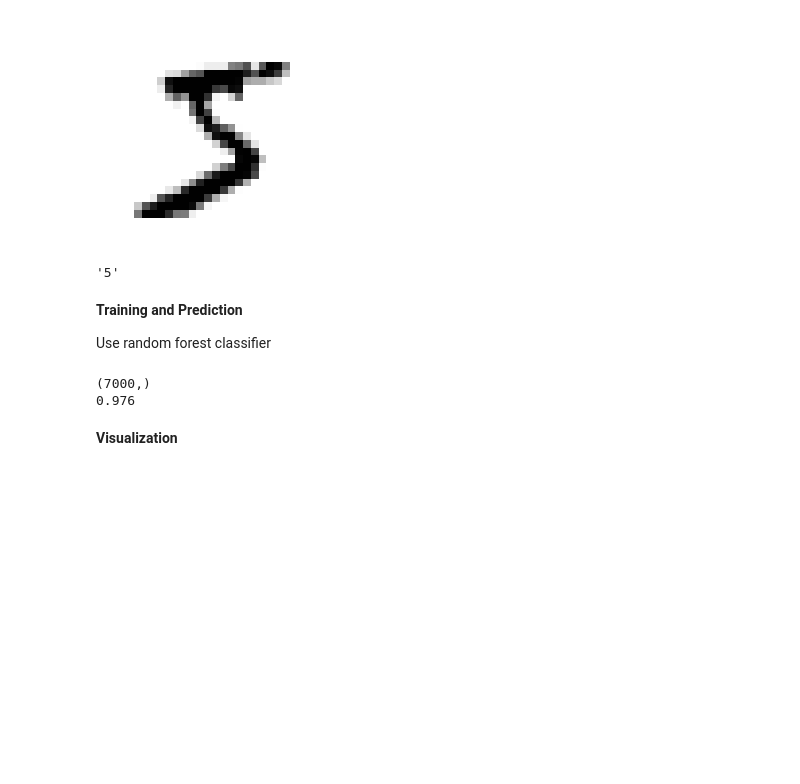
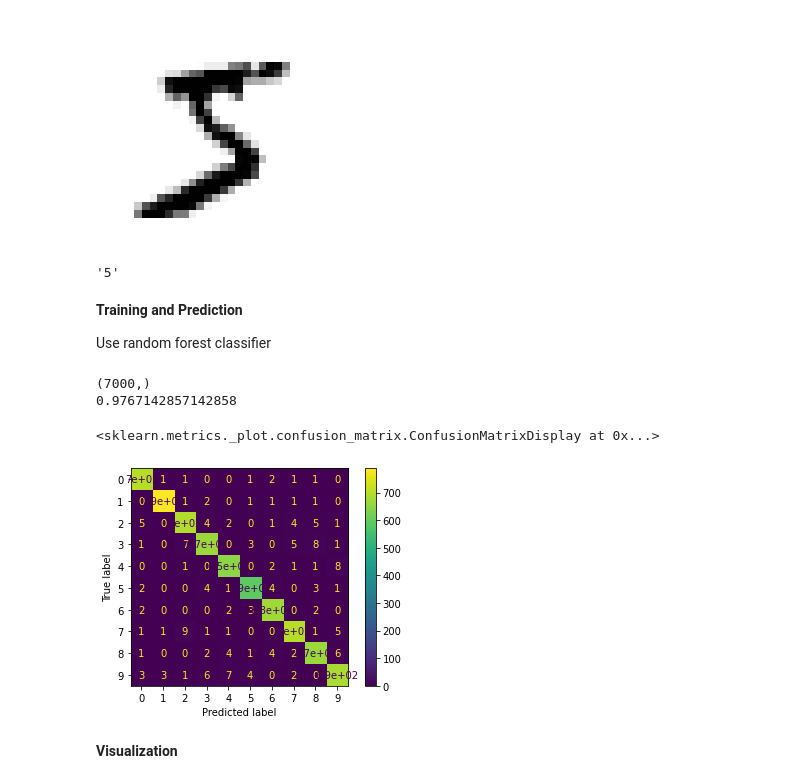
Before and after one commit to SungjooHwang/ICTclass, a Jupyter notebook: Ex07_5p_MNIST_Handwritten_Digit.ipynb, the cells around one changed output. Saved outputs shown, nothing was run; the diff lists cells and outputs as text; code cells hidden in the pictures; blank space fills up the shorter version.

```diff
--- a/Ex07_5p_MNIST_Handwritten_Digit.ipynb
+++ b/Ex07_5p_MNIST_Handwritten_Digit.ipynb
@@ -78,20 +78,27 @@ Use random forest classifier
 # %%
 # module loading
 clf = RandomForestClassifier()
 
 # train data!
 clf.fit(X_train, y_train)
 
 # make predicition
 prediction = clf.predict(X_test)
 print(prediction.shape) # 7000
 
 # accuracy
 result = (prediction == y_test).mean()
 print(result) # 0.976
+
+# confusion matrix
+from sklearn.metrics import plot_confusion_matrix
+
+plot_confusion_matrix(clf,X_test, y_test)
 # %% [output]
 (7000,)
-0.976
+0.9767142857142858
+<sklearn.metrics._plot.confusion_matrix.ConfusionMatrixDisplay at 0x...>
+[figure, added]
 # %% [markdown]
 **Visualization**
 # %%
```
Also changed, not shown: parts of 1 cell of this notebook.
